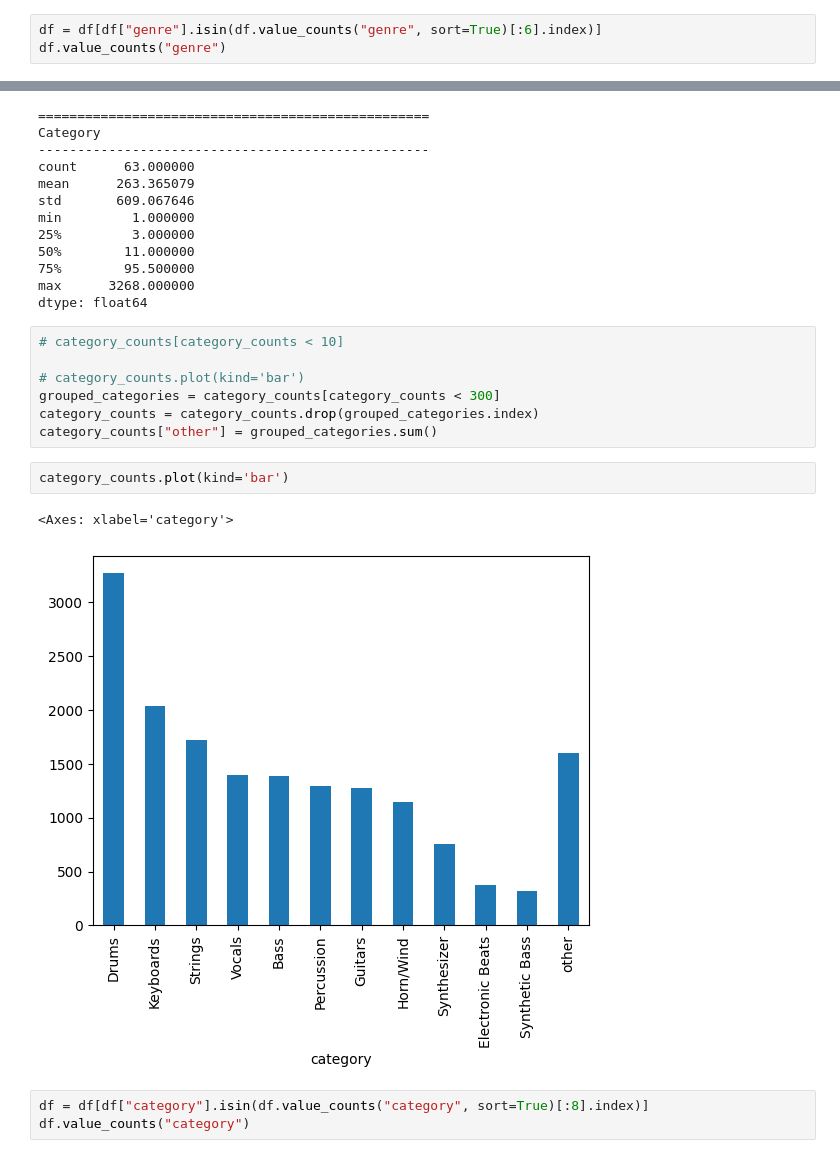
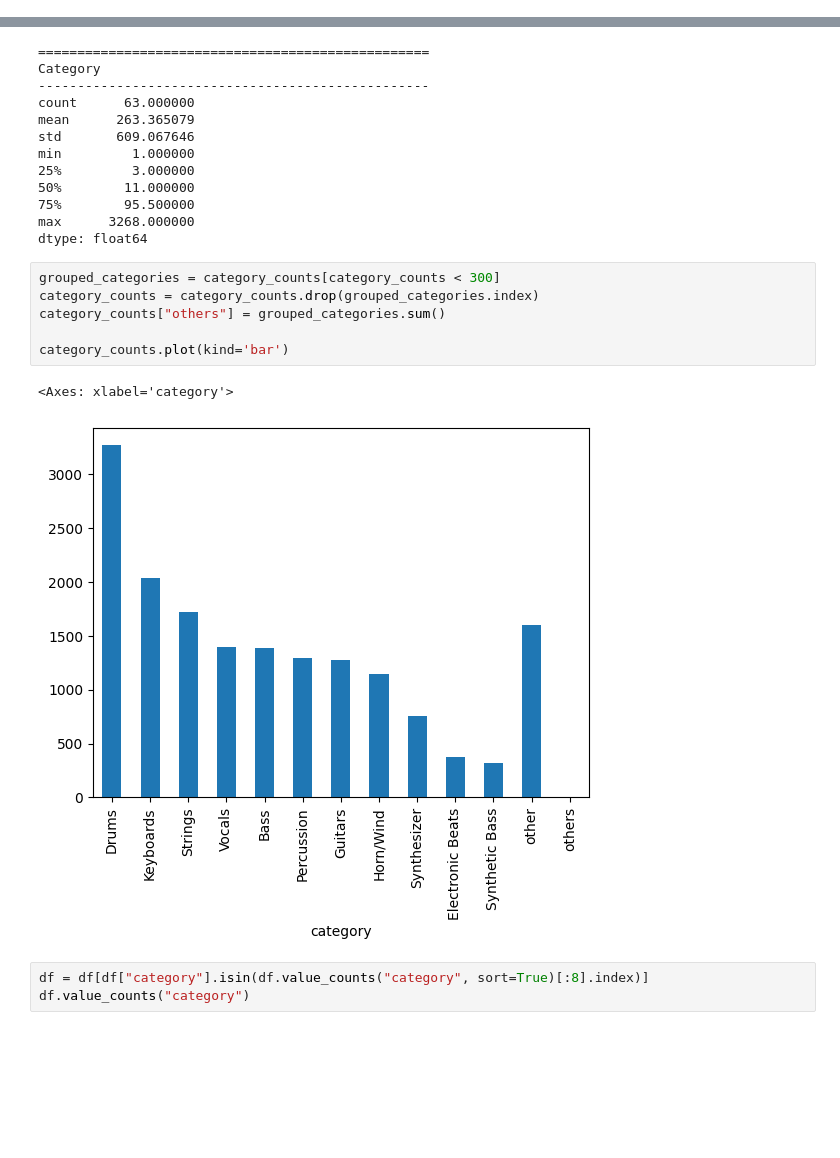
Before and after one commit to LIA-UniBo/music-classification, a Jupyter notebook: 1_exploration.ipynb, the cells around one changed output, grey strips where cells are left out. Cells and saved outputs as stored; diff of their text form; blank space fills up the shorter version.

```diff
--- a/1_exploration.ipynb
+++ b/1_exploration.ipynb
@@ -115,6 +122,3 @@ genre_counts.plot(kind='bar')
 [figure]
 # %% [markdown]
 Yada yada yada
-# %%
-df = df[df["genre"].isin(df.value_counts("genre", sort=True)[:6].index)]
-df.value_counts("genre")
@@ -150,17 +145,14 @@ min         1.000000
 max      3268.000000
 dtype: float64
 # %%
-# category_counts[category_counts < 10]
-
-# category_counts.plot(kind='bar')
 grouped_categories = category_counts[category_counts < 300]
 category_counts = category_counts.drop(grouped_categories.index)
-category_counts["other"] = grouped_categories.sum()
+category_counts["others"] = grouped_categories.sum()
+
+category_counts.plot(kind='bar')
+# %% [output]
+<Axes: xlabel='category'>
+[figure, added]
-# %%
-category_counts.plot(kind='bar')
-# %% [output]
-<Axes: xlabel='category'>
-[figure, removed]
 # %%
 df = df[df["category"].isin(df.value_counts("category", sort=True)[:8].index)]
 df.value_counts("category")
```
Also changed, not shown: parts of 6 cells of this notebook, 1 other file.
